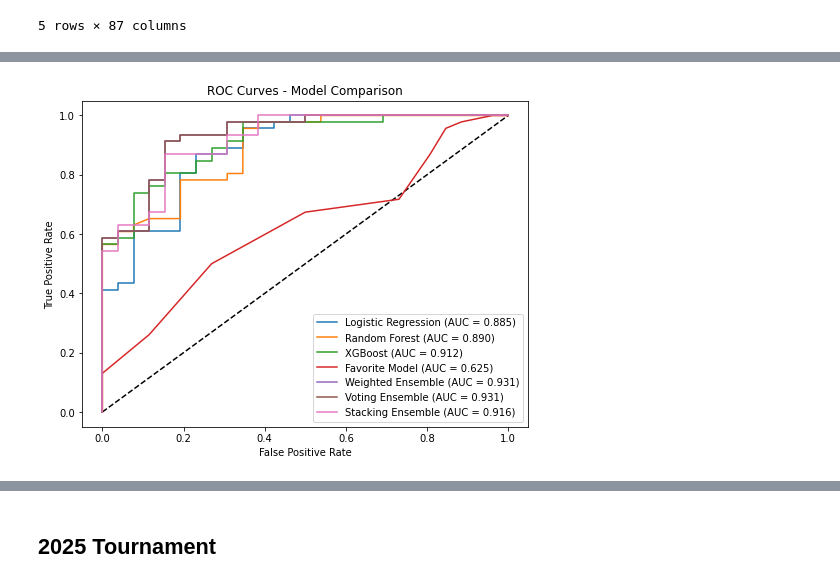
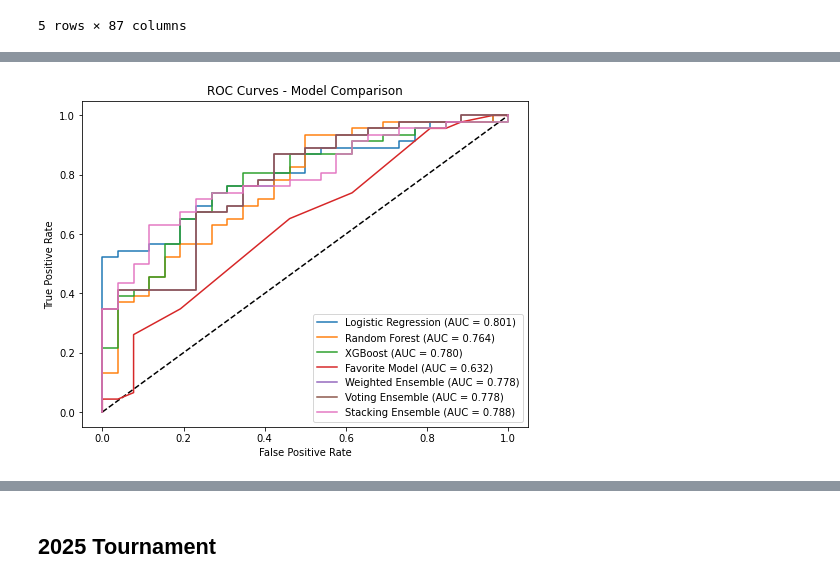
Before and after one commit to the-eric-bloomfield/NCAAB-MODEL, a Jupyter notebook: ncaab_model.ipynb, the cells around one changed output, grey strips where cells are left out. Saved outputs shown, nothing was run; the diff lists cells and outputs as text; code cells hidden in the pictures.

```diff
--- a/ncaab_model.ipynb
+++ b/ncaab_model.ipynb
@@ -392,7 +297,7 @@ def calculate_upset_weight(team1_seed, team2_seed):
 
     if seed_diff > 0:  # If higher seed (underdog) beats lower seed
         # Exponential weighting for bigger upsets
-        return 1.0 + (seed_diff ** 1.5) / 10
+        return 2.0
     else:
         return 1.0  # No upset bonus for favorite winning
 # %%
@@ -436,7 +341,7 @@ modeling_df['upset_weight'] = modeling_df.apply(lambda row: calculate_upset_weig
     row['Team_1_Seed'] if row['Win'] == 1 else row['Team_2_Seed'],
     row['Team_2_Seed'] if row['Win'] == 1 else row['Team_1_Seed']
 ), axis=1)
-modeling_df['combined_weight'] = modeling_df['round_weight'] #Adjust this weight to emphasize upsets more or less
+modeling_df['combined_weight'] = modeling_df['round_weight'] + modeling_df['upset_weight']*1.2  #Adjust this weight to emphasize upsets more or less
 
 holdout_df = modeling_df.loc[modeling_df['Season']<=2017].dropna().reset_index(drop=True).copy()
 modeling_df = modeling_df.loc[modeling_df['Season']>2017].dropna().reset_index(drop=True).copy()
@@ -600,7 +511,8 @@ x_train, x_test, y_train, y_test, weights_train, weights_test = train_test_split
     modeling_df[features], modeling_df['Win'], sample_weights, test_size=0.2, random_state=42, stratify=modeling_df['is_upset']
 )
 
-XGB = XGBClassifier(use_label_encoder=False,random_state = 0, n_jobs=4, max_depth=2, n_estimators=20, gamma=3, min_child_weight=5, colsample_bytree = .5, subsample=.8, eval_metric='map')
+XGB = XGBClassifier(use_label_encoder=False,random_state = 0, n_jobs=4, max_depth=2, n_estimators=20, gamma=3,
+                     min_child_weight=5, colsample_bytree = .5, subsample=.8, eval_metric='map')
 #XGB = RandomForestClassifier(random_state=0, max_depth=3, n_estimators=30, n_jobs=-1, bootstrap=True, max_features=.8)
 XGB.fit(x_train[features], y_train, sample_weight=weights_train)
 fpr_xgb, tpr_xgb, thresholds_xgb = metrics.roc_curve(y_test, XGB.predict_proba(x_test[features])[:,1], drop_intermediate=True)
@@ -617,7 +529,8 @@ plt.show()
 
 
 # Create and train Random Forest model
-RF = RandomForestClassifier(random_state=0, max_depth=3, n_estimators=30, n_jobs=4, max_features=0.8, bootstrap=True)
+RF = RandomForestClassifier(random_state=42, max_depth=3, n_estimators=30,
+                            n_jobs=4, max_features=0.8, bootstrap=True)
 RF.fit(x_train[features], y_train, sample_weight=weights_train)
 
 # Get ROC curve metrics for Random Forest
@@ -634,7 +547,7 @@ plt.xlabel('Predicted Label')
 plt.show()
 
 # Create and train Logistic Regression model
-LR = LogisticRegression(random_state=0, max_iter=1000)
+LR = LogisticRegression(random_state=0, max_iter=1000,penalty='elasticnet', l1_ratio=0.8, solver='saga')
 LR.fit(x_train[features], y_train, sample_weight=weights_train)
 
 # Get ROC curve metrics for Logistic Regression
@@ -766,11 +685,11 @@ features
 # %%
-favorite_model=LogisticRegression().fit(pd.DataFrame(x_train['Max_Tournament_Round_diff_rolling']), y_train)
+favorite_model=LogisticRegression().fit(pd.DataFrame(x_train['Rolling_3yr_Tournament_Wins_diff_scaled']), y_train)
 
 # Get probabilities from each model
 lr_probs = LR.predict_proba(x_test[features])[:,1]
 rf_probs = RF.predict_proba(x_test[features])[:,1]
 xgb_probs = XGB.predict_proba(x_test[features])[:,1]
-favorite_probs = favorite_model.predict_proba(pd.DataFrame(x_test['Max_Tournament_Round_diff_rolling']))[:,1]
+favorite_probs = favorite_model.predict_proba(pd.DataFrame(x_test['Rolling_3yr_Tournament_Wins_diff_scaled']))[:,1]
 
 # Calculate ROC curves and AUC scores for individual models
 fpr_lr, tpr_lr, _ = metrics.roc_curve(y_test, lr_probs)
@@ -810,7 +729,7 @@ voting_clf.fit(x_train[features], y_train)
 # Create the stacking classifier with logistic regression as the meta-model
 stacking_clf = StackingClassifier(
     estimators=base_models,
-    final_estimator=MLPClassifier(hidden_layer_sizes=(10,10), max_iter=500, random_state=42),
+    final_estimator=MLPClassifier(hidden_layer_sizes=(10,10), max_iter=500, random_state=0),
     #final_estimator=XGBClassifier(use_label_encoder=False,random_state = 0, n_jobs=4, max_depth=2, n_estimators=20, gamma=3, min_child_weight=5, colsample_bytree = .5, subsample=.8, eval_metric='map'),
     cv=5
 )
@@ -834,34 +753,34 @@ weighted_probs = weighted_prediction.predict_proba(x_test[features])[:,1]
 
 # Calculate ROC curve for weighted predictions
 fpr_weighted, tpr_weighted, thresholds_weighted = metrics.roc_curve(y_test, weighted_probs)
 auc_weighted = metrics.auc(fpr_weighted, tpr_weighted)
 
 # Get voting classifier probabilities
 voting_probs = voting_clf.predict_proba(x_test[features])[:,1]
 
 # Calculate ROC curve for voting classifier
 fpr_voting, tpr_voting, _ = metrics.roc_curve(y_test, voting_probs)
 auc_voting = metrics.auc(fpr_voting, tpr_voting)
 
 
 
 # Plot ROC curves
 plt.figure(figsize=(8,6))
 plt.plot([0,1], [0,1], 'k--')
 plt.plot(fpr_lr, tpr_lr, label=f'Logistic Regression (AUC = {auc_lr:.3f})')
 plt.plot(fpr_rf, tpr_rf, label=f'Random Forest (AUC = {auc_rf:.3f})')
 plt.plot(fpr_xgb, tpr_xgb, label=f'XGBoost (AUC = {auc_xgb:.3f})')
 plt.plot(fpr_favorite, tpr_favorite, label=f'Favorite Model (AUC = {auc_favorite:.3f})')
 plt.plot(fpr_weighted, tpr_weighted, label=f'Weighted Ensemble (AUC = {auc_weighted:.3f})')
 plt.plot(fpr_voting, tpr_voting, label=f'Voting Ensemble (AUC = {auc_voting:.3f})')
 plt.plot(fpr_stacking, tpr_stacking, label=f'Stacking Ensemble (AUC = {auc_stacking:.3f})')
 plt.xlabel('False Positive Rate')
 plt.ylabel('True Positive Rate')
 plt.title('ROC Curves - Model Comparison')
 plt.legend()
 plt.show()
 # %% [output]
-[figure, old version]
+[figure, new version]
 # %%
 # Create confusion matrix for the voting classifier
 #voting_clf = voting_clf.fit(x_train[features], y_train)
```
Also changed, not shown: parts of 30 cells of this notebook, 1 other file.
